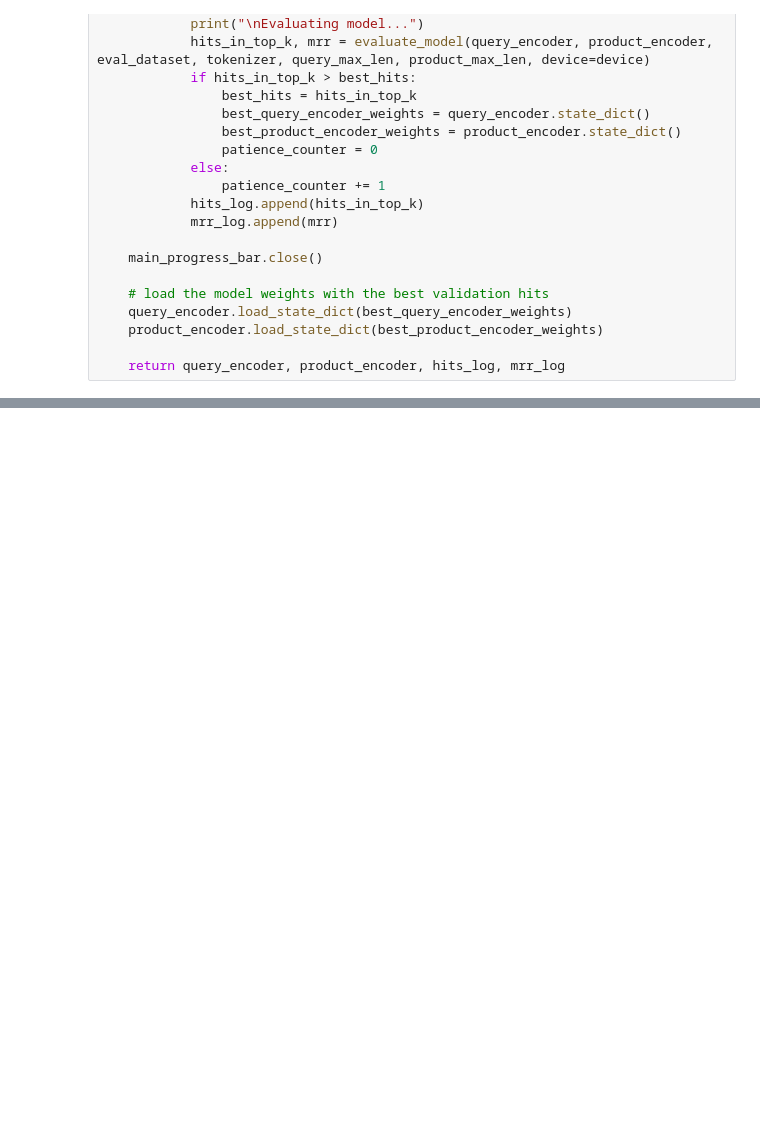
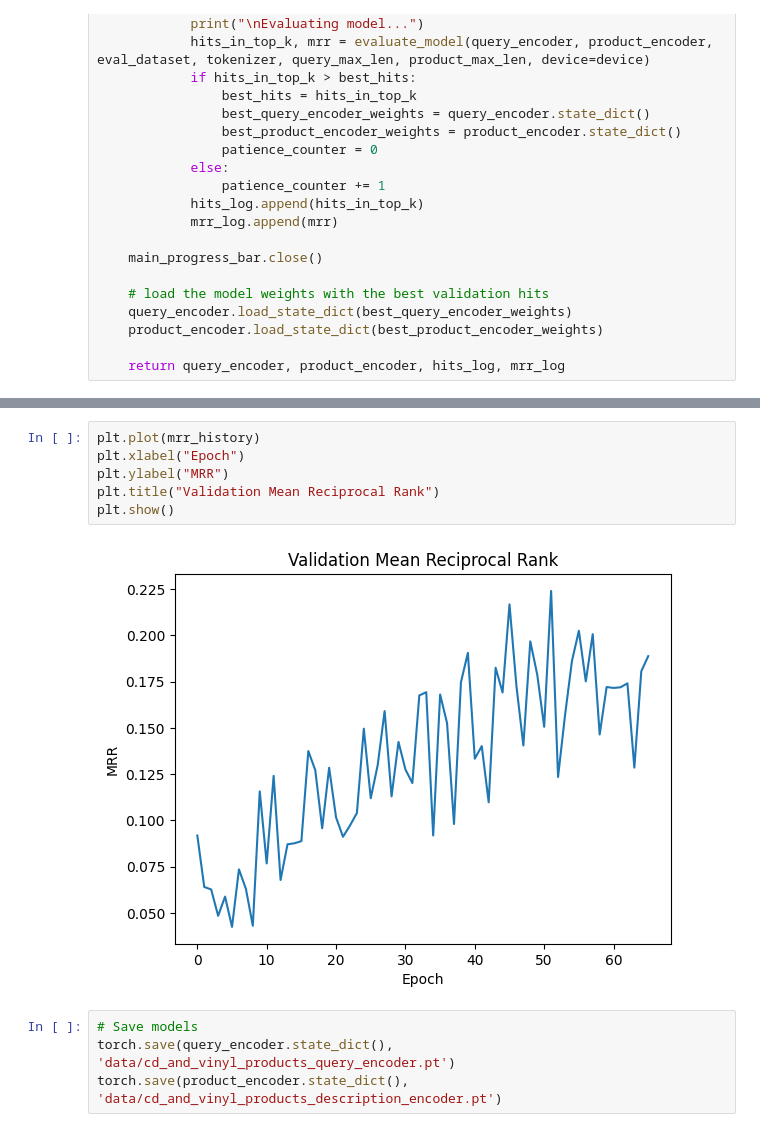
Before and after one commit to the-data-science-union/DSU-W2025-Improving-Marketplace-Search, a Jupyter notebook: dual_encoder_cd_vinyl_products.ipynb, the cells around one changed output, grey strips where cells are left out. Cells and saved outputs as stored; diff of their text form; blank space fills up the shorter version.

```diff
--- a/dual_encoder_cd_vinyl_products.ipynb
+++ b/dual_encoder_cd_vinyl_products.ipynb
@@ -388,0 +412,12 @@ KeyboardInterrupt:
+# %%
+plt.plot(mrr_history)
+plt.xlabel("Epoch")
+plt.ylabel("MRR")
+plt.title("Validation Mean Reciprocal Rank")
+plt.show()
+# %% [output]
+[figure, added]
+# %%
+# Save models
+torch.save(query_encoder.state_dict(), 'data/cd_and_vinyl_products_query_encoder.pt')
+torch.save(product_encoder.state_dict(), 'data/cd_and_vinyl_products_description_encoder.pt')
```
Also changed, not shown: parts of 4 cells of this notebook.
